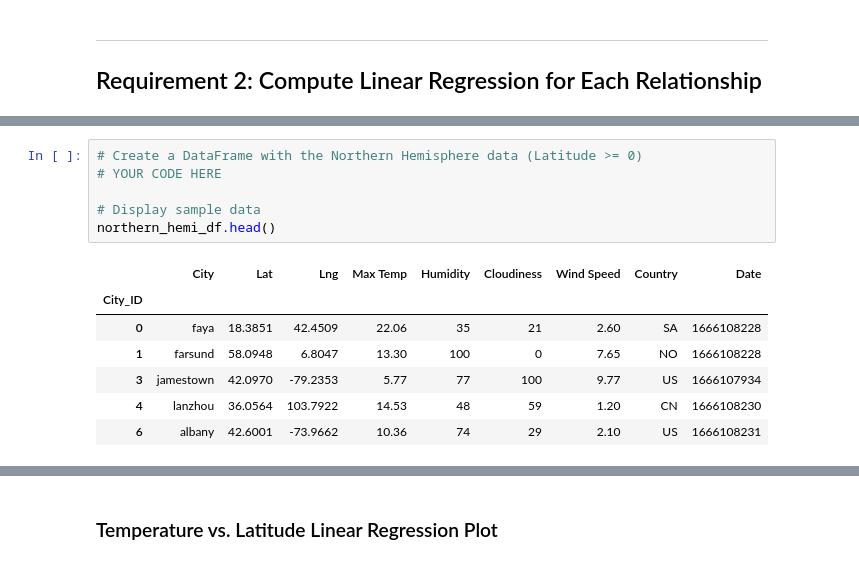
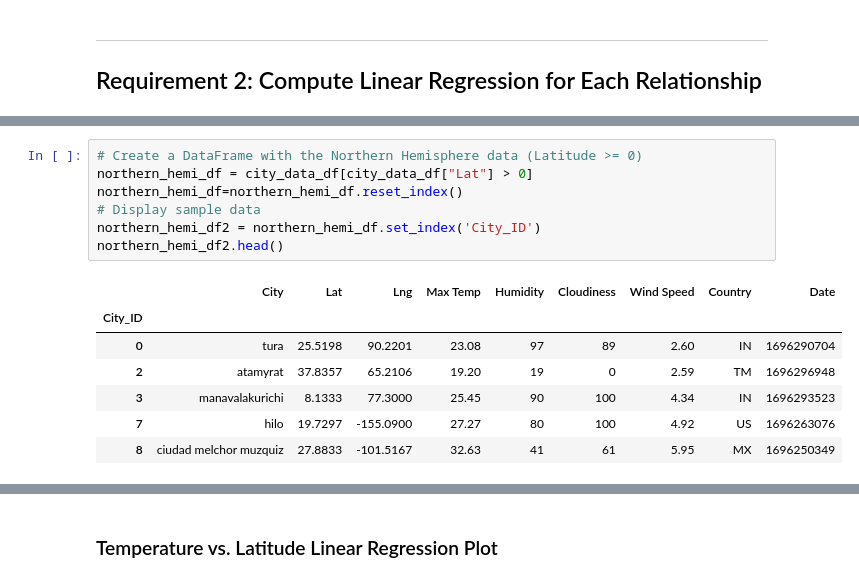
Before and after one commit to salvarenga25/pyhton-api-challenge, a Jupyter notebook: starter_code/WeatherPy.ipynb, the cells around one changed output, grey strips where cells are left out. Drawn from its saved outputs; the diff is of its cells as text.

```diff
--- a/starter_code/WeatherPy.ipynb
+++ b/starter_code/WeatherPy.ipynb
@@ -268,16 +279,17 @@ plt.show()
 # %%
 # Create a DataFrame with the Northern Hemisphere data (Latitude >= 0)
-# YOUR CODE HERE
-
+northern_hemi_df = city_data_df[city_data_df["Lat"] > 0]
+northern_hemi_df=northern_hemi_df.reset_index()
 # Display sample data
-northern_hemi_df.head()
+northern_hemi_df2 = northern_hemi_df.set_index('City_ID')
+northern_hemi_df2.head()
 # %% [output]
 |  | City | Lat | Lng | Max Temp | Humidity | Cloudiness | Wind Speed | Country | Date |
 | City_ID |  |  |  |  |  |  |  |  |  |
-| 0 | faya | 18.3851 | 42.4509 | 22.06 | 35 | 21 | 2.60 | SA | 1666108228 |
-| 1 | farsund | 58.0948 | 6.8047 | 13.30 | 100 | 0 | 7.65 | NO | 1666108228 |
-| 3 | jamestown | 42.0970 | -79.2353 | 5.77 | 77 | 100 | 9.77 | US | 1666107934 |
-| 4 | lanzhou | 36.0564 | 103.7922 | 14.53 | 48 | 59 | 1.20 | CN | 1666108230 |
-| 6 | albany | 42.6001 | -73.9662 | 10.36 | 74 | 29 | 2.10 | US | 1666108231 |
+| 0 | tura | 25.5198 | 90.2201 | 23.08 | 97 | 89 | 2.60 | IN | 1696290704 |
+| 2 | atamyrat | 37.8357 | 65.2106 | 19.20 | 19 | 0 | 2.59 | TM | 1696296948 |
+| 3 | manavalakurichi | 8.1333 | 77.3000 | 25.45 | 90 | 100 | 4.34 | IN | 1696293523 |
+| 7 | hilo | 19.7297 | -155.0900 | 27.27 | 80 | 100 | 4.92 | US | 1696263076 |
+| 8 | ciudad melchor muzquiz | 27.8833 | -101.5167 | 32.63 | 41 | 61 | 5.95 | MX | 1696250349 |
 # %%
 # Create a DataFrame with the Southern Hemisphere data (Latitude < 0)
```
Also changed, not shown: parts of 29 cells of this notebook, 1 other file.
